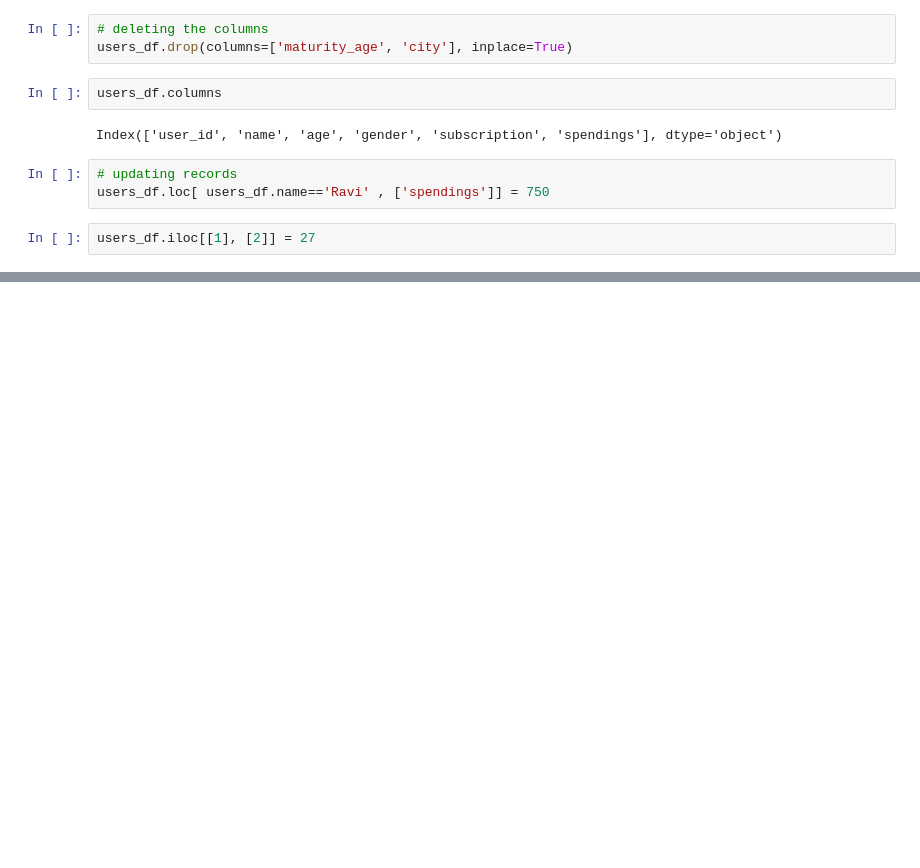
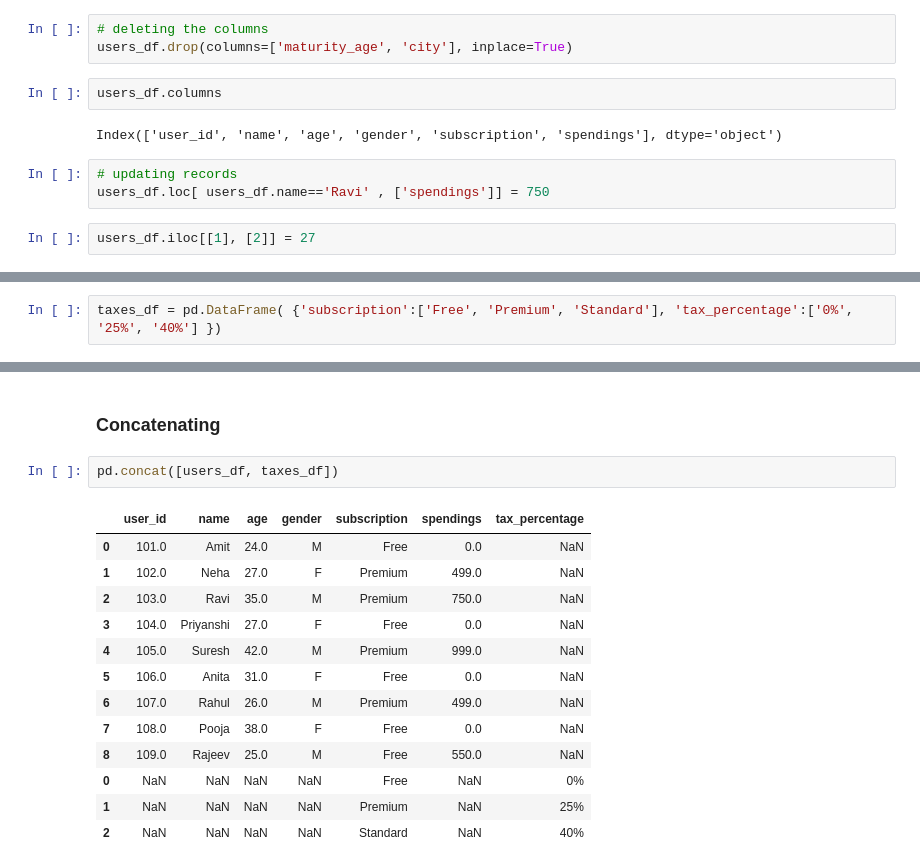
Before and after one commit to SurakshitKapoor/Advanced_Python, a Jupyter notebook: python libraries/pandas.ipynb, the cells around one changed output, grey strips where cells are left out. Drawn from its saved outputs; the diff is of its cells as text; blank space fills up the shorter version.

```diff
--- a/python libraries/pandas.ipynb
+++ b/python libraries/pandas.ipynb
@@ -487,0 +561,2 @@ users_df.iloc[[1], [2]] = 27
+# %%
+taxes_df = pd.DataFrame( {'subscription':['Free', 'Premium', 'Standard'], 'tax_percentage':['0%', '25%', '40%'] })
@@ -487,0 +610,18 @@ users_df.iloc[[1], [2]] = 27
+# %% [markdown]
+### Concatenating
+# %%
+pd.concat([users_df, taxes_df])
+# %% [output]
+|  | user_id | name | age | gender | subscription | spendings | tax_percentage |
+| 0 | 101.0 | Amit | 24.0 | M | Free | 0.0 | NaN |
+| 1 | 102.0 | Neha | 27.0 | F | Premium | 499.0 | NaN |
+| 2 | 103.0 | Ravi | 35.0 | M | Premium | 750.0 | NaN |
+| 3 | 104.0 | Priyanshi | 27.0 | F | Free | 0.0 | NaN |
+| 4 | 105.0 | Suresh | 42.0 | M | Premium | 999.0 | NaN |
+| 5 | 106.0 | Anita | 31.0 | F | Free | 0.0 | NaN |
+| 6 | 107.0 | Rahul | 26.0 | M | Premium | 499.0 | NaN |
+| 7 | 108.0 | Pooja | 38.0 | F | Free | 0.0 | NaN |
+| 8 | 109.0 | Rajeev | 25.0 | M | Free | 550.0 | NaN |
+| 0 | NaN | NaN | NaN | NaN | Free | NaN | 0% |
+| 1 | NaN | NaN | NaN | NaN | Premium | NaN | 25% |
+| 2 | NaN | NaN | NaN | NaN | Standard | NaN | 40% |
```
Also changed, not shown: parts of 28 cells of this notebook.
